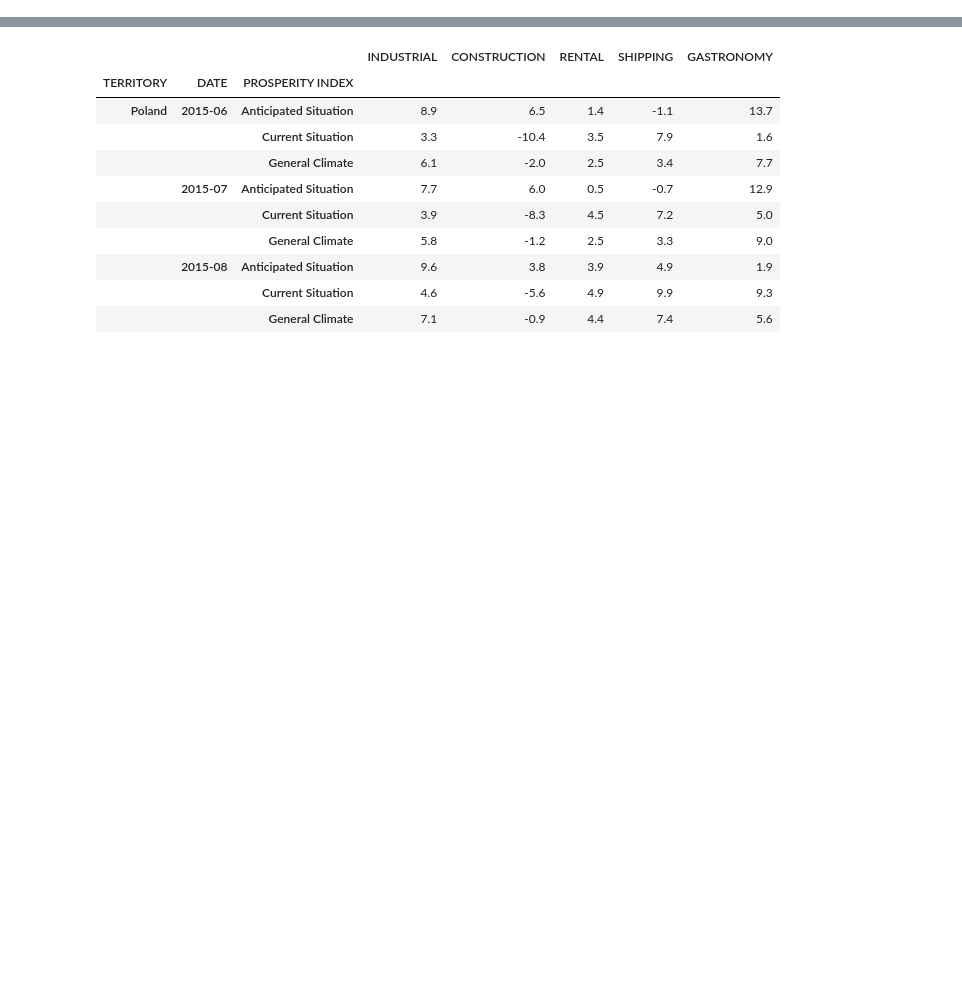
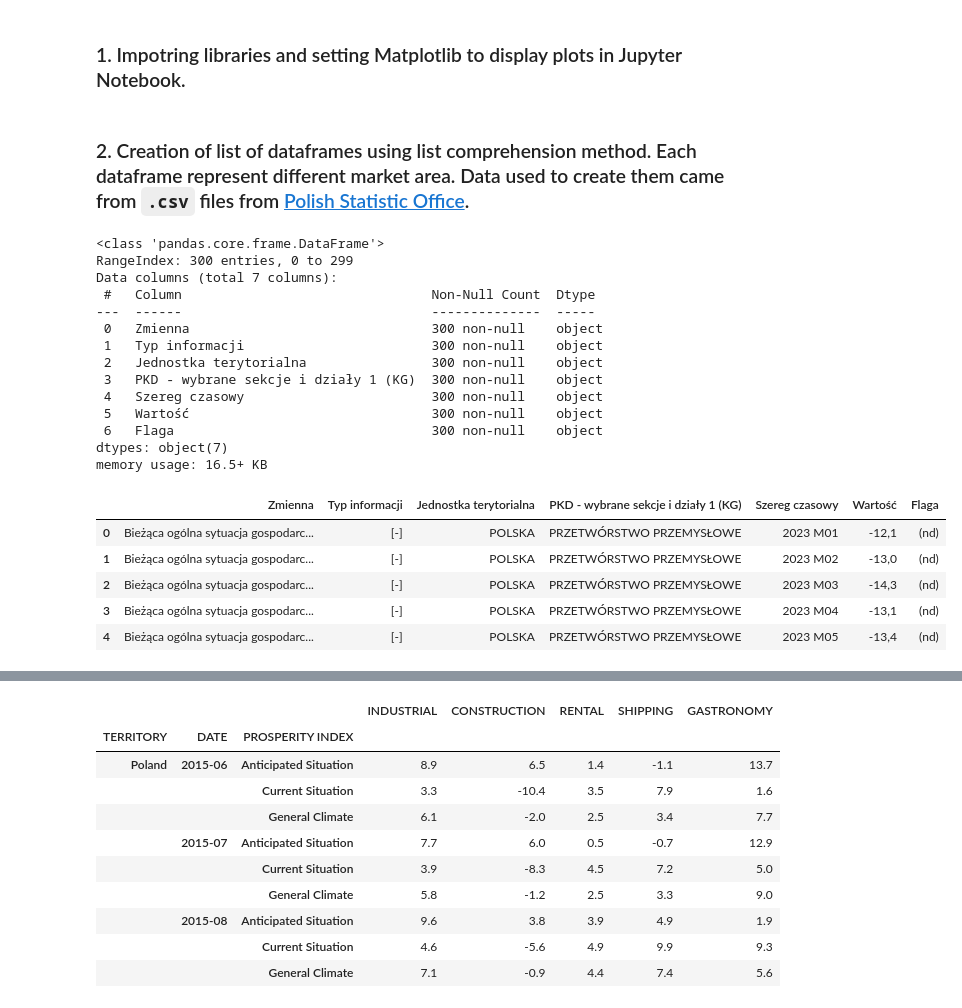
Before and after one commit to szkopiakP/Prosperity_Analysis, a Jupyter notebook: Prosperity_Analysis.ipynb, the cells around one changed output, grey strips where cells are left out. Drawn from its saved outputs; the diff is of its cells as text; code cells hidden in the pictures; blank space fills up the shorter version.

```diff
--- a/Prosperity_Analysis.ipynb
+++ b/Prosperity_Analysis.ipynb
@@ -1,9 +11,13 @@
+# %% [markdown]
+### 1. Impotring libraries and setting Matplotlib to display plots in Jupyter Notebook.
 # %%
 import pandas as pd
 import matplotlib.pyplot as plt
 import seaborn as sns
 
 %matplotlib inline
+# %% [markdown]
+### 2. Creation of list of dataframes using list comprehension method. Each dataframe represent different market area. Data used to create them came from `.csv` files from [Polish Statistic Office](https://dbw.stat.gov.pl/dashboard/17).
 # %%
 dataFrames = ['TABLICA_0' + str(i) + '.csv' for i in range(5)]
 
@@ -16,3 +30,27 @@ retail_index = pd.read_csv(dataFrames[2], sep = ';')
 shipping_index = pd.read_csv(dataFrames[3], sep = ';')
 
 gastronomy_index = pd.read_csv(dataFrames[4], sep = ';')
+# %%
+industrial_index.info()
+industrial_index.head()
+# %% [output]
+<class 'pandas.core.frame.DataFrame'>
+RangeIndex: 300 entries, 0 to 299
+Data columns (total 7 columns):
+ #   Column                                Non-Null Count  Dtype
+---  ------                                --------------  -----
+ 0   Zmienna                               300 non-null    object
+ 1   Typ informacji                        300 non-null    object
+ 2   Jednostka terytorialna                300 non-null    object
+ 3   PKD - wybrane sekcje i działy 1 (KG)  300 non-null    object
+ 4   Szereg czasowy                        300 non-null    object
+ 5   Wartość                               300 non-null    object
+ 6   Flaga                                 300 non-null    object
+dtypes: object(7)
+memory usage: 16.5+ KB
+|  | Zmienna | Typ informacji | Jednostka terytorialna | PKD - wybrane sekcje i działy 1 (KG) | Szereg czasowy | Wartość | Flaga |
+| 0 | Bieżąca ogólna sytuacja gospodarc... | [-] | POLSKA | PRZETWÓRSTWO PRZEMYSŁOWE | 2023 M01 | -12,1 | (nd) |
+| 1 | Bieżąca ogólna sytuacja gospodarc... | [-] | POLSKA | PRZETWÓRSTWO PRZEMYSŁOWE | 2023 M02 | -13,0 | (nd) |
+| 2 | Bieżąca ogólna sytuacja gospodarc... | [-] | POLSKA | PRZETWÓRSTWO PRZEMYSŁOWE | 2023 M03 | -14,3 | (nd) |
+| 3 | Bieżąca ogólna sytuacja gospodarc... | [-] | POLSKA | PRZETWÓRSTWO PRZEMYSŁOWE | 2023 M04 | -13,1 | (nd) |
+| 4 | Bieżąca ogólna sytuacja gospodarc... | [-] | POLSKA | PRZETWÓRSTWO PRZEMYSŁOWE | 2023 M05 | -13,4 | (nd) |
```
Also changed, not shown: parts of 12 cells of this notebook, 1 other file.
